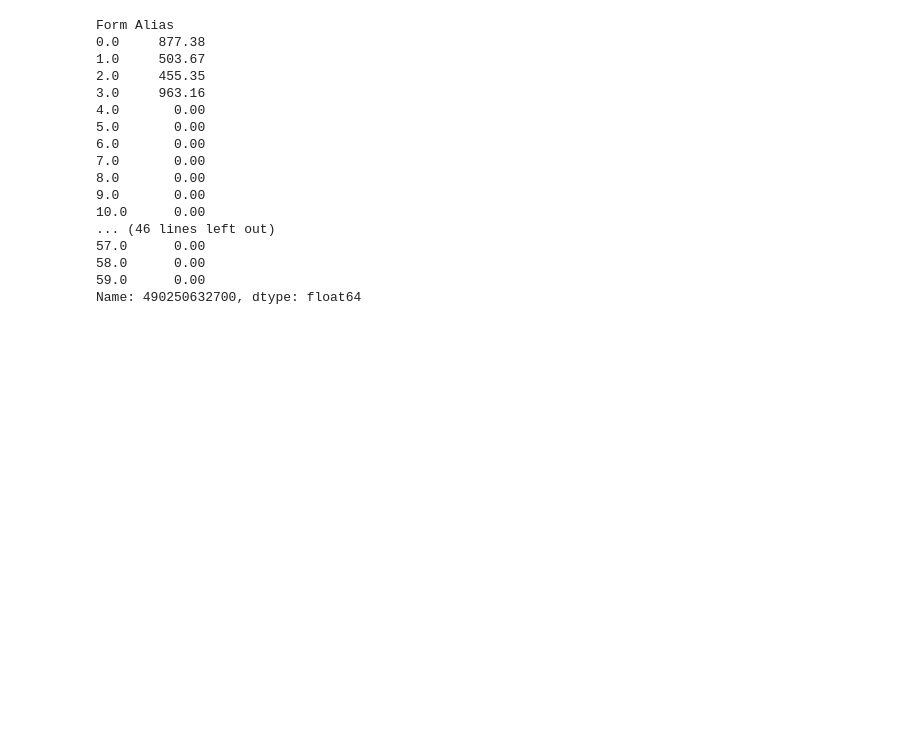
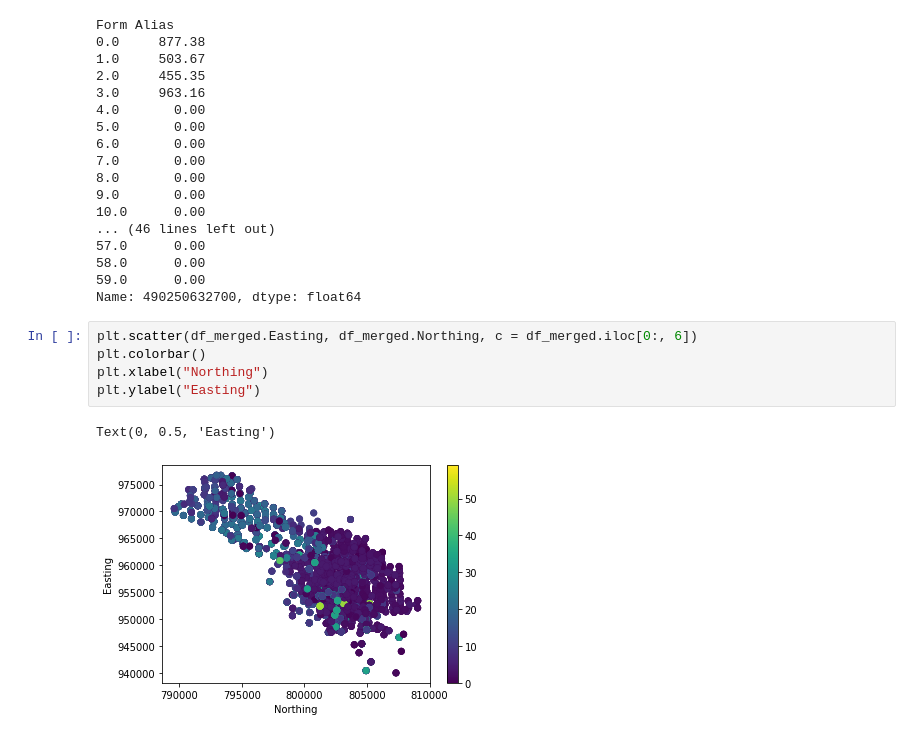
Before and after one commit to SsanyaS14/recommender-system, a Jupyter notebook: shellForModel.ipynb, the cells around one changed output. Drawn from its saved outputs; the diff is of its cells as text; blank space fills up the shorter version.

```diff
--- a/shellForModel.ipynb
+++ b/shellForModel.ipynb
@@ -214,3 +232,11 @@ Form Alias
 58.0      0.00
 59.0      0.00
 Name: 490250632700, dtype: float64
+# %%
+plt.scatter(df_merged.Easting, df_merged.Northing, c = df_merged.iloc[0:, 6])
+plt.colorbar()
+plt.xlabel("Northing")
+plt.ylabel("Easting")
+# %% [output]
+Text(0, 0.5, 'Easting')
+[figure, added]
```
Also changed, not shown: parts of 16 cells of this notebook, 1 other file.
